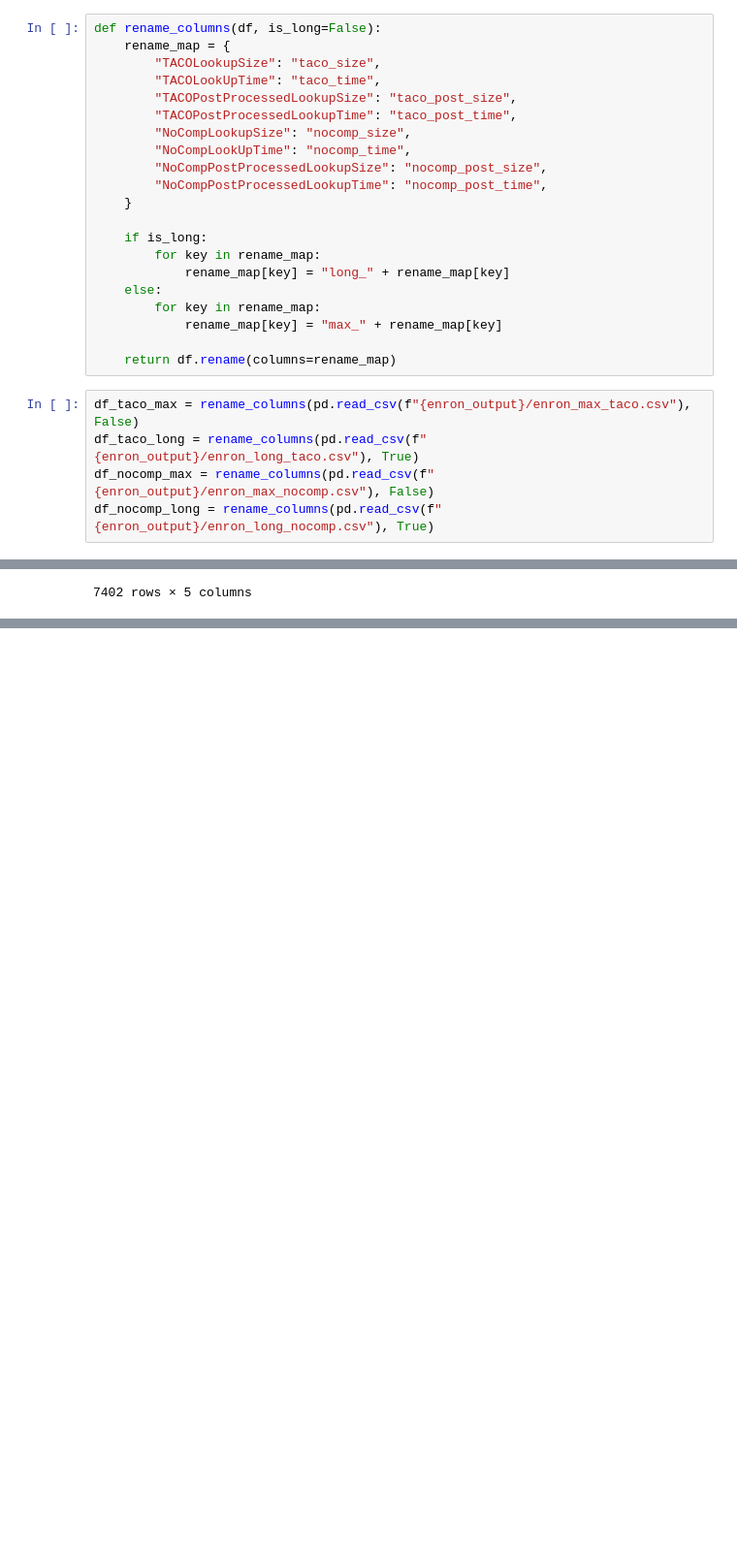
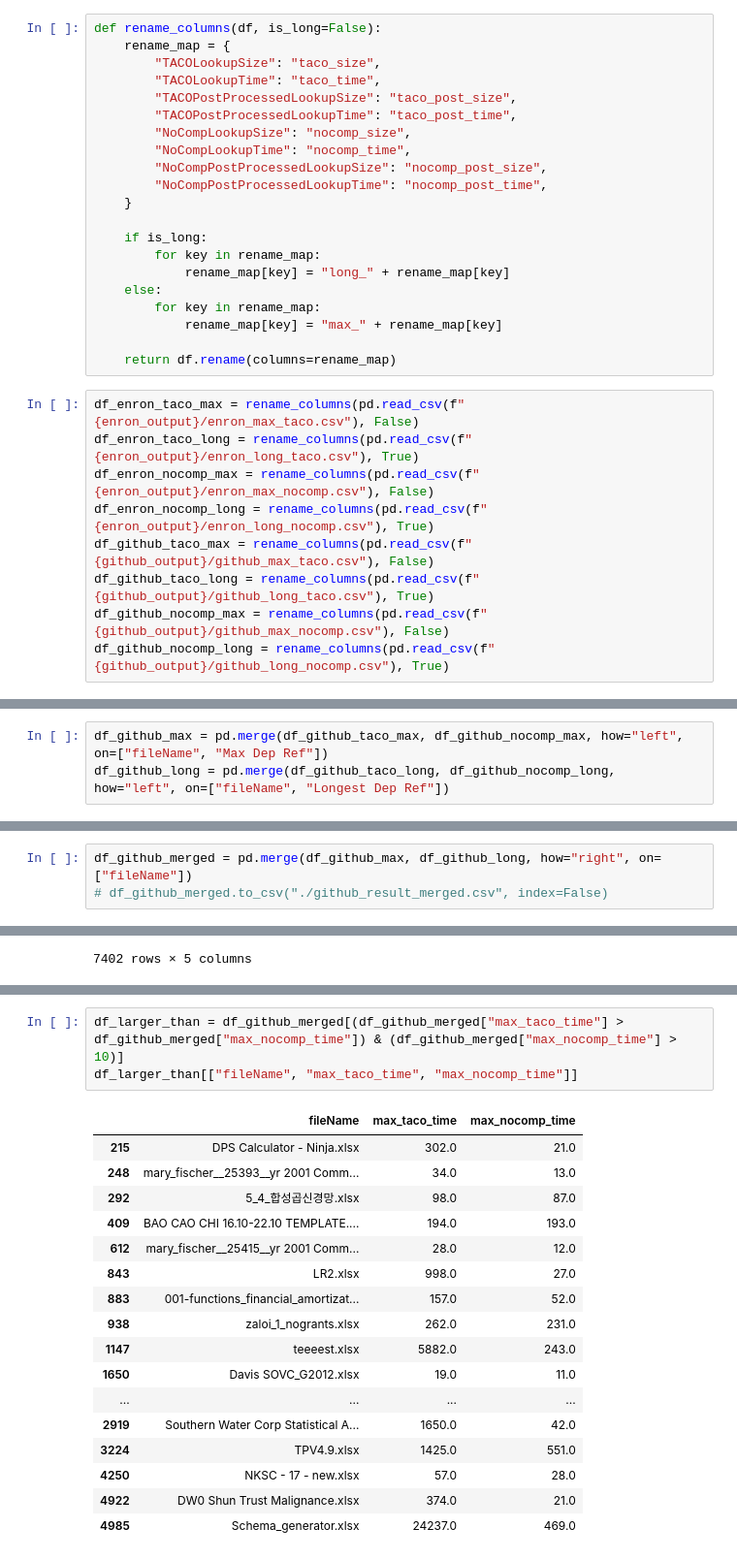
Before and after one commit to dataspread/SpreadsheetAnalyzer, a Jupyter notebook: dataframe_merge.ipynb, the cells around one changed output, grey strips where cells are left out. Shown at 97% size. Saved outputs shown, nothing was run; the diff lists cells and outputs as text; blank space fills up the shorter version.

```diff
--- a/dataframe_merge.ipynb
+++ b/dataframe_merge.ipynb
@@ -9,11 +11,11 @@ enron_input=lookup_results + "/enron/input"
 def rename_columns(df, is_long=False):
     rename_map = {
         "TACOLookupSize": "taco_size",
-        "TACOLookUpTime": "taco_time",
+        "TACOLookupTime": "taco_time",
         "TACOPostProcessedLookupSize": "taco_post_size",
         "TACOPostProcessedLookupTime": "taco_post_time",
         "NoCompLookupSize": "nocomp_size",
-        "NoCompLookUpTime": "nocomp_time",
+        "NoCompLookupTime": "nocomp_time",
         "NoCompPostProcessedLookupSize": "nocomp_post_size",
         "NoCompPostProcessedLookupTime": "nocomp_post_time",
     }
@@ -27,7 +29,11 @@ def rename_columns(df, is_long=False):
 
     return df.rename(columns=rename_map)
 # %%
-df_taco_max = rename_columns(pd.read_csv(f"{enron_output}/enron_max_taco.csv"), False)
-df_taco_long = rename_columns(pd.read_csv(f"{enron_output}/enron_long_taco.csv"), True)
-df_nocomp_max = rename_columns(pd.read_csv(f"{enron_output}/enron_max_nocomp.csv"), False)
-df_nocomp_long = rename_columns(pd.read_csv(f"{enron_output}/enron_long_nocomp.csv"), True)
+df_enron_taco_max = rename_columns(pd.read_csv(f"{enron_output}/enron_max_taco.csv"), False)
+df_enron_taco_long = rename_columns(pd.read_csv(f"{enron_output}/enron_long_taco.csv"), True)
+df_enron_nocomp_max = rename_columns(pd.read_csv(f"{enron_output}/enron_max_nocomp.csv"), False)
+df_enron_nocomp_long = rename_columns(pd.read_csv(f"{enron_output}/enron_long_nocomp.csv"), True)
+df_github_taco_max = rename_columns(pd.read_csv(f"{github_output}/github_max_taco.csv"), False)
+df_github_taco_long = rename_columns(pd.read_csv(f"{github_output}/github_long_taco.csv"), True)
+df_github_nocomp_max = rename_columns(pd.read_csv(f"{github_output}/github_max_nocomp.csv"), False)
+df_github_nocomp_long = rename_columns(pd.read_csv(f"{github_output}/github_long_nocomp.csv"), True)
@@ -44,0 +61,3 @@ df_merged = pd.merge(df_max, df_long, how="right", on=["fileName"])
+# %%
+df_github_max = pd.merge(df_github_taco_max, df_github_nocomp_max, how="left", on=["fileName", "Max Dep Ref"])
+df_github_long = pd.merge(df_github_taco_long, df_github_nocomp_long, how="left", on=["fileName", "Longest Dep Ref"])
@@ -44,0 +68,3 @@ df_merged = pd.merge(df_max, df_long, how="right", on=["fileName"])
+# %%
+df_github_merged = pd.merge(df_github_max, df_github_long, how="right", on=["fileName"])
+# df_github_merged.to_csv("./github_result_merged.csv", index=False)
@@ -133,0 +171,21 @@ df_enron_dep_ref
+# %%
+df_larger_than = df_github_merged[(df_github_merged["max_taco_time"] > df_github_merged["max_nocomp_time"]) & (df_github_merged["max_nocomp_time"] > 10)]
+df_larger_than[["fileName", "max_taco_time", "max_nocomp_time"]]
+# %% [output]
+|  | fileName | max_taco_time | max_nocomp_time |
+| 215 | DPS Calculator - Ninja.xlsx | 302.0 | 21.0 |
+| 248 | mary_fischer__25393__yr 2001 Comm... | 34.0 | 13.0 |
+| 292 | 5_4_합성곱신경망.xlsx | 98.0 | 87.0 |
+| 409 | BAO CAO CHI 16.10-22.10 TEMPLATE.... | 194.0 | 193.0 |
+| 612 | mary_fischer__25415__yr 2001 Comm... | 28.0 | 12.0 |
+| 843 | LR2.xlsx | 998.0 | 27.0 |
+| 883 | 001-functions_financial_amortizat... | 157.0 | 52.0 |
+| 938 | zaloi_1_nogrants.xlsx | 262.0 | 231.0 |
+| 1147 | teeeest.xlsx | 5882.0 | 243.0 |
+| 1650 | Davis SOVC_G2012.xlsx | 19.0 | 11.0 |
+| ... | ... | ... | ... |
+| 2919 | Southern Water Corp Statistical A... | 1650.0 | 42.0 |
+| 3224 | TPV4.9.xlsx | 1425.0 | 551.0 |
+| 4250 | NKSC - 17 - new.xlsx | 57.0 | 28.0 |
+| 4922 | DW0 Shun Trust Malignance.xlsx | 374.0 | 21.0 |
+| 4985 | Schema_generator.xlsx | 24237.0 | 469.0 |
```
Also changed, not shown: parts of 19 cells of this notebook, 4 other files.
